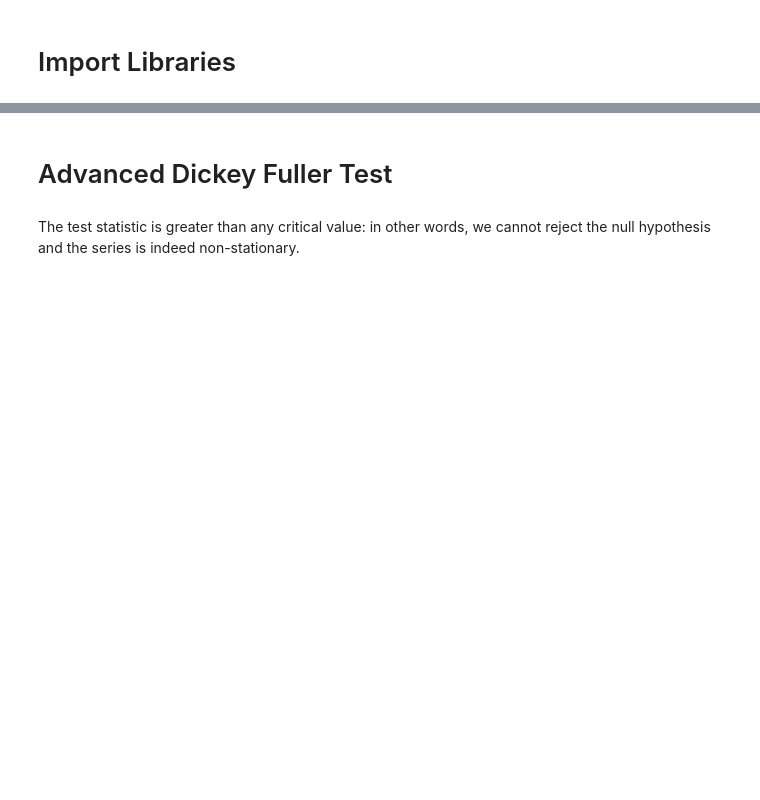
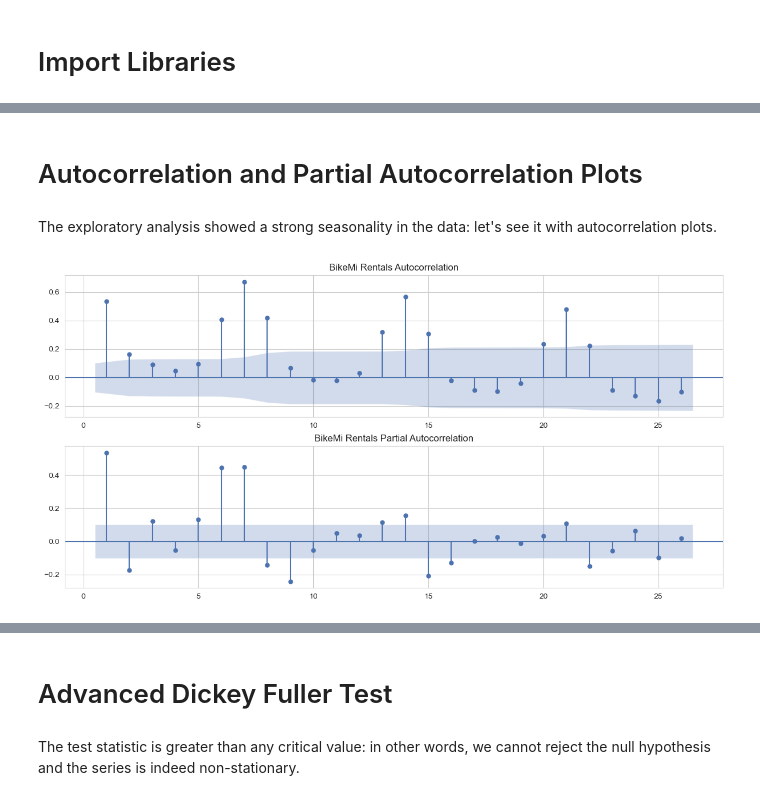
Before and after one commit to toscasterre/thesis-forecasting, a Jupyter notebook: notebooks/04_arima_modelling.ipynb, the cells around one changed output, grey strips where cells are left out. Drawn from its saved outputs; the diff is of its cells as text; code cells hidden in the pictures; blank space fills up the shorter version.

```diff
--- a/notebooks/04_arima_modelling.ipynb
+++ b/notebooks/04_arima_modelling.ipynb
@@ -62,0 +227,12 @@ Let's perform a Dickey Fuller test.
+# %% [markdown]
+# Autocorrelation and Partial Autocorrelation Plots
+# %% [markdown]
+The exploratory analysis showed a strong seasonality in the data: let's see it with autocorrelation plots.
+# %%
+from statsmodels.graphics.tsaplots import plot_acf, plot_pacf
+
+fig, ax = plt.subplots(2, 1, constrained_layout=True)
+plot_acf(x=daily_outflow["count"], ax=ax[0], title="BikeMi Rentals Autocorrelation", zero=False);
+plot_pacf(x=daily_outflow["count"], ax=ax[1], title="BikeMi Rentals Partial Autocorrelation", zero=False);
+# %% [output]
+[figure, added]
```
Also changed, not shown: parts of 36 cells of this notebook, 3 other files.
